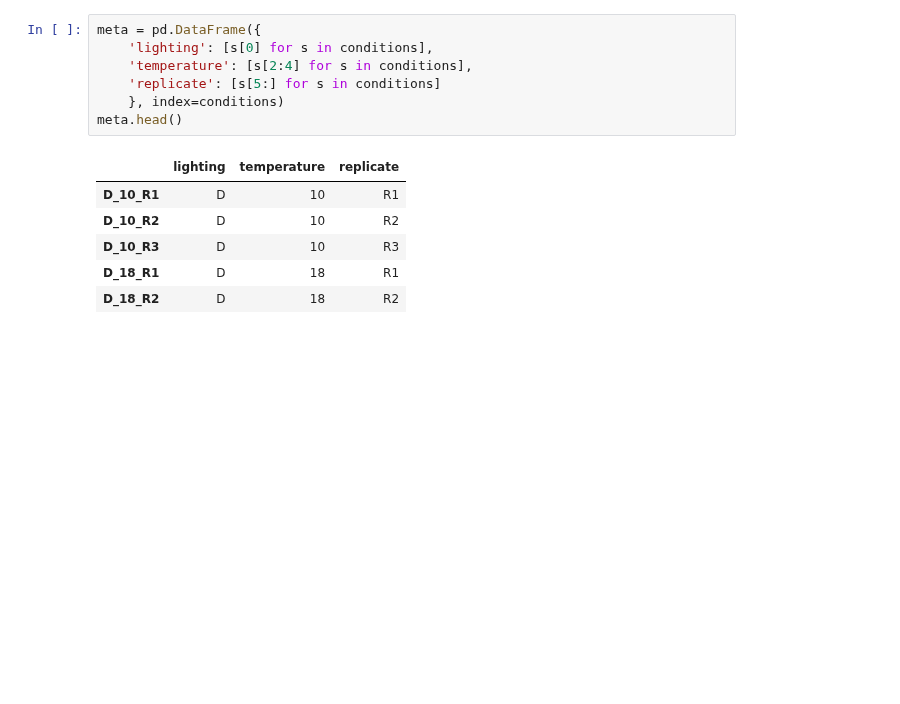
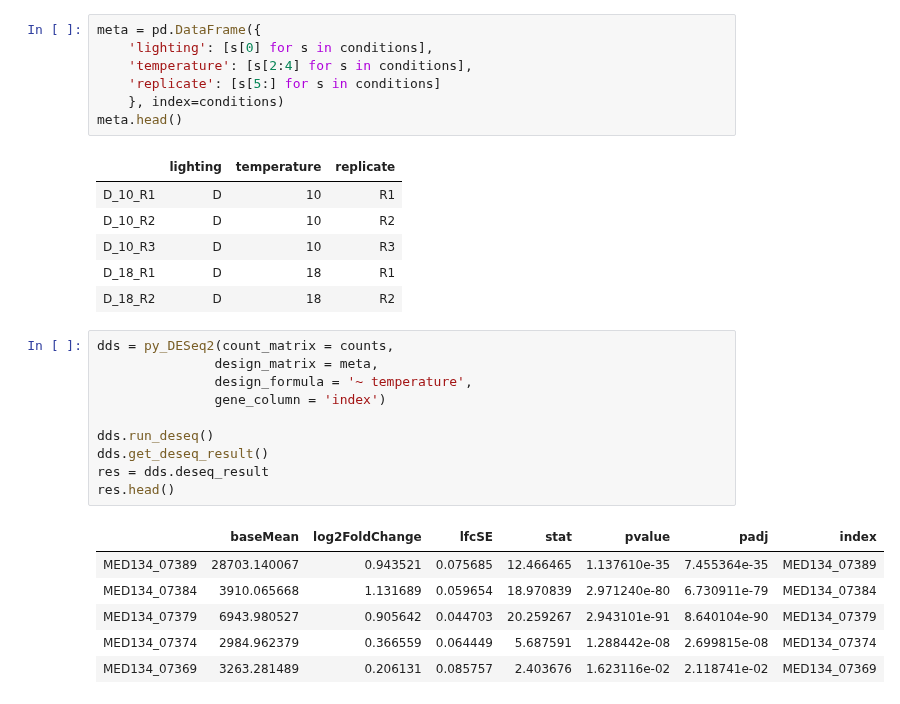
Before and after one commit to Robaina/Dokdonia, a Jupyter notebook: DE_Notebook.ipynb, the cells around one changed output. Cells and saved outputs as stored; diff of their text form; blank space fills up the shorter version.

```diff
--- a/DE_Notebook.ipynb
+++ b/DE_Notebook.ipynb
@@ -48,6 +47,23 @@ meta.head()
 | D_10_R3 | D | 10 | R3 |
 | D_18_R1 | D | 18 | R1 |
 | D_18_R2 | D | 18 | R2 |
+# %%
+dds = py_DESeq2(count_matrix = counts,
+               design_matrix = meta,
+               design_formula = '~ temperature',
+               gene_column = 'index')
+
+dds.run_deseq()
+dds.get_deseq_result()
+res = dds.deseq_result
+res.head()
+# %% [output]
+|  | baseMean | log2FoldChange | lfcSE | stat | pvalue | padj | index |
+| MED134_07389 | 28703.140067 | 0.943521 | 0.075685 | 12.466465 | 1.137610e-35 | 7.455364e-35 | MED134_07389 |
+| MED134_07384 | 3910.065668 | 1.131689 | 0.059654 | 18.970839 | 2.971240e-80 | 6.730911e-79 | MED134_07384 |
+| MED134_07379 | 6943.980527 | 0.905642 | 0.044703 | 20.259267 | 2.943101e-91 | 8.640104e-90 | MED134_07379 |
+| MED134_07374 | 2984.962379 | 0.366559 | 0.064449 | 5.687591 | 1.288442e-08 | 2.699815e-08 | MED134_07374 |
+| MED134_07369 | 3263.281489 | 0.206131 | 0.085757 | 2.403676 | 1.623116e-02 | 2.118741e-02 | MED134_07369 |
 # %%
 dds = py_DESeq2(count_matrix = counts,
                design_matrix = meta,
```
Also changed, not shown: parts of 5 cells of this notebook, 3 other files.
